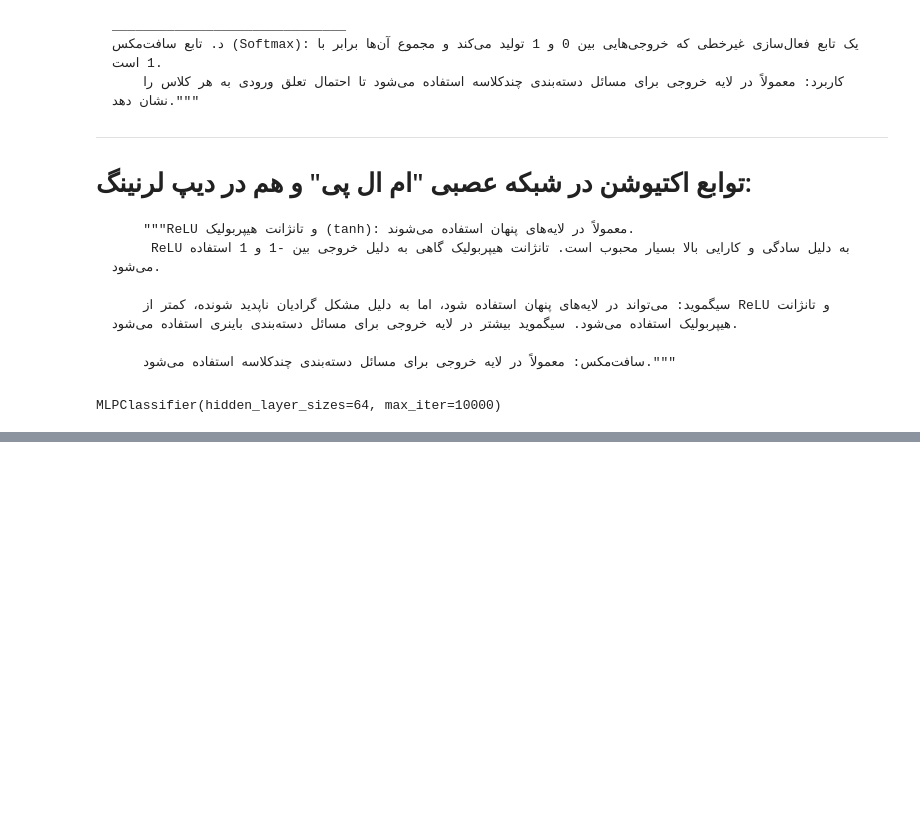
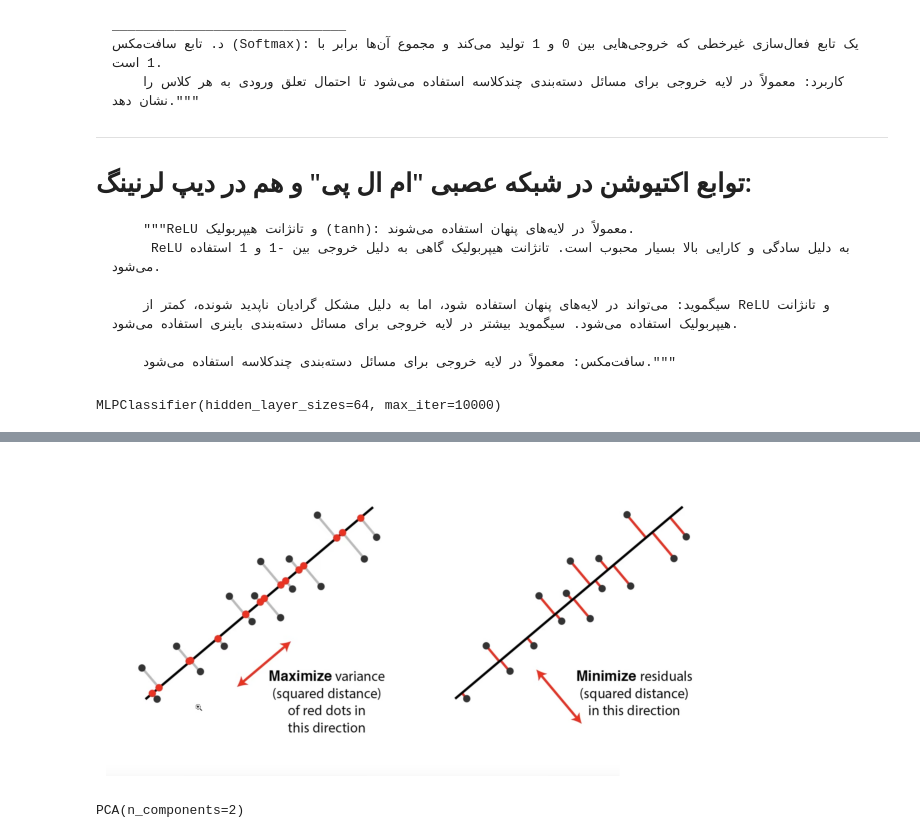
Before and after one commit to mahdianfe/Booklets_MachineLearning, a Jupyter notebook: Learn_machine1.ipynb, the cells around one changed output, grey strips where cells are left out. Cells and saved outputs as stored; diff of their text form; code cells hidden in the pictures; blank space fills up the shorter version.

```diff
--- a/Learn_machine1.ipynb
+++ b/Learn_machine1.ipynb
@@ -1309,0 +1455,30 @@ r = recall_score(y_train_stratified,y_pred_train)
+# %%
+# اس وی ام انتظار داره که خط یا صفحه یا .. به عنوان مرزی بین کلاسها، بیشترین فاصله را  از نقاط کلاسها داشته باشه
+
+import matplotlib.pyplot as plt
+import matplotlib.image as mpimg
+
+img = mpimg.imread('images/PCA.png')
+
+plt.figure(figsize=(8, 6), facecolor='white')  # تعیین اندازه شکل (عرض 8 اینچ، ارتفاع 6 اینچ)
+plt.imshow(img)
+plt.axis('off')  # برای خاموش کردن محورها
+plt.show()
+
+# در پی سی ای در دوبعدی: دنبال خطی هستیم که راستاش  بیشترین میزان تغییرات یا واریانس داشته باشه
+# و اگر دونه دونه نقاط را بیندازیم روی آن خط، کمترین میزان خطا (فاصله) را داشته باشه
+# در سه بعدی: میشه صفحه
+#  در چهار بعدی میشه مولفه های اصلی:
+# که # مولفه اول میشه بیشترین میزان تغییرات و کمترین میزان خطا
+# دومین مولفه میشه: اولین شرطش اینه که روی مولفه اول عمود باشه  و ثانیا حالا تغییرات روی این خط بیشترین میزان تغییرات را داشته باشه
+# مولفه سوم: باید به این دو مولفه عمود باشه و سومین تغییرات بیشتر را داشته باشه. یعنی
+# %% [output]
+[figure, added]
+# %%
+from sklearn.decomposition import PCA
+pca = PCA(n_components=2)
+# یعنی تعداد فیچرها را که 8 تا بود را 2 تا بکن
+
+pca.fit(X_test_stratified)
+# %% [output]
+PCA(n_components=2)
```
Also changed, not shown: parts of 18 cells of this notebook, 1 other file.
